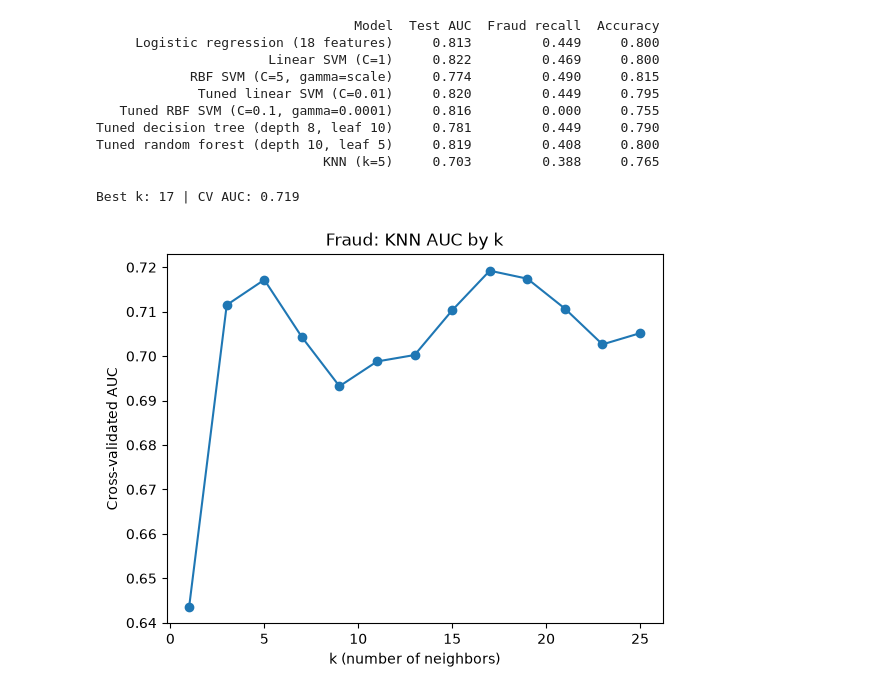
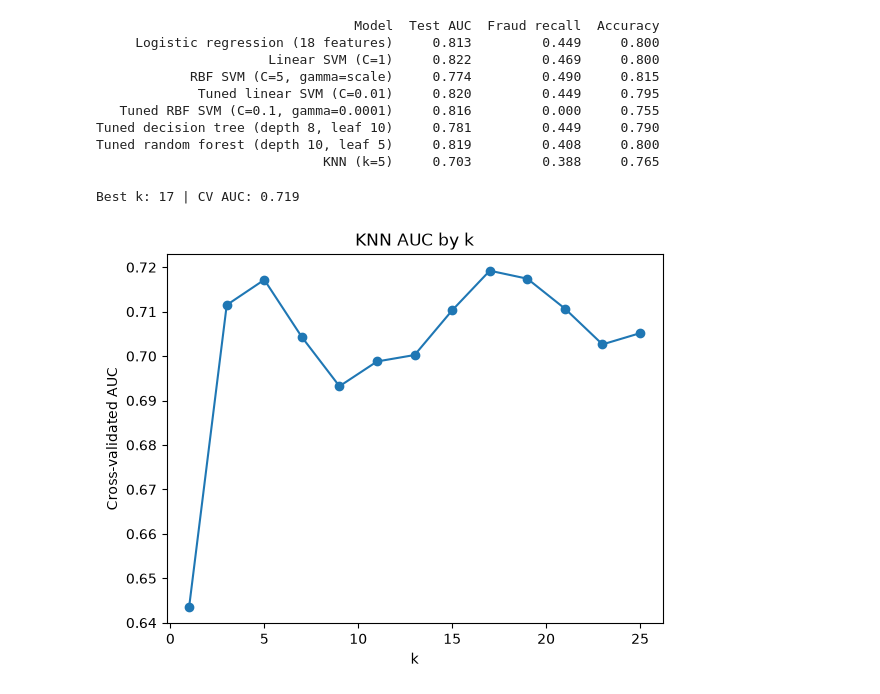
Before and after one commit to dtweeten/Capstone-Milestone1, a Jupyter notebook: Claims Fraud Data Analysis (Weeks 8-11).ipynb, the cells around one changed output. Saved outputs shown, nothing was run; the diff lists cells and outputs as text; code cells hidden in the pictures.

```diff
--- a/Claims Fraud Data Analysis (Weeks 8-11).ipynb
+++ b/Claims Fraud Data Analysis (Weeks 8-11).ipynb
@@ -225,22 +225,22 @@ Tuned random forest (depth 10, leaf 5)     0.819         0.408     0.800
 # %%
 from sklearn.neighbors import KNeighborsClassifier
 
 k_values = range(1, 27, 2)   # 1, 3, 5, ... , 25
 cv_auc = []
 
 for k in k_values:
     knn = make_pipeline(StandardScaler(), KNeighborsClassifier(n_neighbors=k))
     auc = cross_val_score(knn, Xf_train, yf_train, cv=5, scoring="roc_auc").mean()
     cv_auc.append(auc)
 
 best_k = list(k_values)[cv_auc.index(max(cv_auc))]
 print("Best k:", best_k, "| CV AUC:", round(max(cv_auc), 3))
 
 plt.plot(k_values, cv_auc, marker="o")
-plt.xlabel("k (number of neighbors)")
+plt.xlabel("k")
 plt.ylabel("Cross-validated AUC")
-plt.title("Fraud: KNN AUC by k")
+plt.title("KNN AUC by k")
 plt.show()
 # %% [output]
 Best k: 17 | CV AUC: 0.719
-[figure, old version]
+[figure, new version]
```
Also changed, not shown: parts of 6 cells of this notebook.
